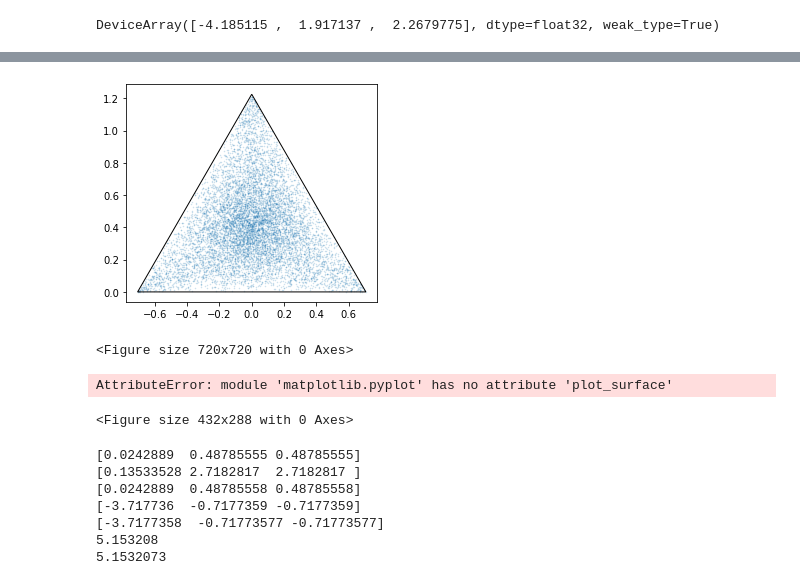
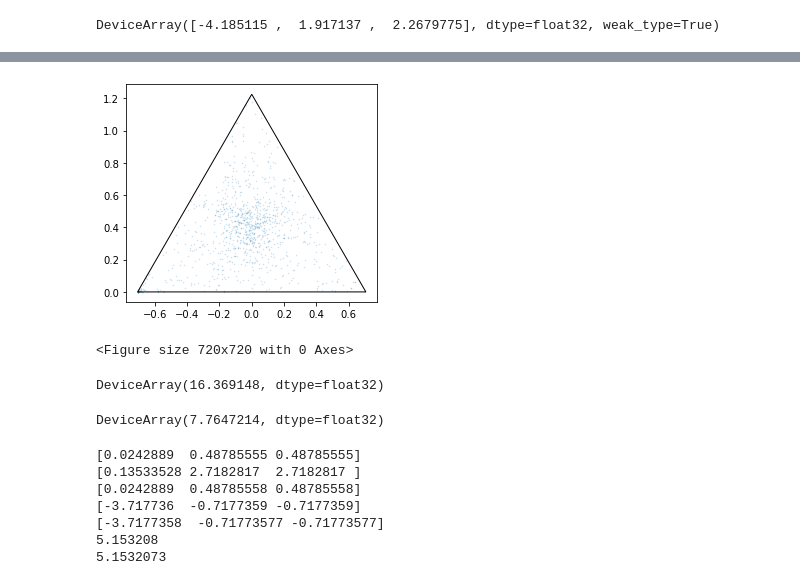
Before and after one commit to dashstander/simplex-score-matching, a Jupyter notebook: notebooks/diffrax.ipynb, the cells around one changed output, grey strips where cells are left out. Cells and saved outputs as stored; diff of their text form; code cells hidden in the pictures.

```diff
--- a/notebooks/diffrax.ipynb
+++ b/notebooks/diffrax.ipynb
@@ -18,3 +18,13 @@ import matplotlib.pyplot as plt
 key = jax.random.PRNGKey(45)
 # %% [output]
 WARNING:absl:No GPU/TPU found, falling back to CPU. (Set TF_CPP_MIN_LOG_LEVEL=0 and rerun for more info.)
+# %%
+def softmax_jac2(x):
+    _jvp = lambda s: jax.jvp(jax.nn.softmax, (x,), (s,))[1]
+    return jax.vmap(_jvp)(jax.jacrev(jax.nn.softmax)(x))
+x = jnp.array([2., 3., 4.])
+jac = jax.jacobian(jax.nn.softmax)(x)
+a1 = softmax_jac2(x)
+a2 = jnp.matmul(jac, jac)
+print(a1)
+print(a2)
@@ -20,0 +38,3 @@ WARNING:absl:No GPU/TPU found, falling back to CPU. (Set TF_CPP_MIN_LOG_LEVEL=0
+# %%
+key, subkey = jax.random.split(key)
+a3, grad_jac_sfm = jax.jvp(softmax_jac2, (jax.random.normal(subkey, (10,)),), (jnp.ones(10),))
@@ -28,8 +68,7 @@ def v(p):
 
 
 def drift_potential(t, x, args):
-    xmax = jnp.max(x)
-    x = x / xmax
+    x = x / jnp.var(x, axis=-1, keepdims=True)
     p = jax.nn.softmax(x)
     alphas = jnp.ones((p.shape[-1],))
     num_alphas = alphas.sum()
@@ -112,13 +151,13 @@ def run_sde(x0, t1, key):
     brownian_motion = VirtualBrownianTree(t0, t1, tol=1e-4, shape=(3,), key=key)
     terms = MultiTerm(ODETerm(drift_potential), ControlTerm(diffusion, brownian_motion))
     solver = Heun()
-    saveat = SaveAt(ts=jnp.linspace(t0, t1, 50))
-    sol = diffeqsolve(terms, solver, t0, t1, dt0=0.1, y0=aitch.clr(x0), saveat=saveat)
-    return sol.ys
+    #saveat = SaveAt(ts=jnp.linspace(t0, t1, 50))
+    sol = diffeqsolve(terms, solver, t0, t1, dt0=0.1, y0=aitch.clr(x0))
+    return sol.ys[0]
 
 
 
-keys = jnp.stack(jax.random.split(key, 10000))
-t1 = jnp.ones((10000,)) * 200
+keys = jnp.s tack(jax.random.split(key, 1000))
+t1 = jnp.ones((1000,)) * 25
 
-outs = jax.vmap(run_sde, in_axes=(None, 0, 0))(jnp.array([0.9, 0.07, 0.03]), t1, keys)
+outs = jax.vmap(run_sde, in_axes=(None, 0, 0))(jnp.array([0.98, 0.013, 0.007]), t1, keys)
@@ -138,31 +186,37 @@ DeviceArray([[0.90000004, 0.07      , 0.03      ],
 # %%
 sq32 = np.sqrt(3/2)
 sq22 = np.sqrt(2)/2
 triangle = np.array([[0, sq32], [-sq22, 0], [sq22, 0]])
 #noised_samples = add_noise(0.8, 0.9, 3, 100_000, subkey)
 
 #samples = jax.random.dirichlet(subkey, jnp.array([0.1, 0.1, 0.1]), (100_000,))
 
 plt.figure()
 
-X = jax.vmap(rotate_simplex_to_xy)(jax.nn.softmax(outs[:, 50, :]))
+X = jax.vmap(rotate_simplex_to_xy)(jax.nn.softmax(outs))
 plt.scatter(X[:,0], X[:,1], alpha=.2, s=.3)
 t1 = plt.Polygon(triangle, fill=False)
 plt.gca().add_patch(t1)
 plt.gca().set_aspect('equal')
 plt.figure(figsize=(10,10))
 plt.show()
 # %% [output]
-[figure, old version]
+[figure, new version]
 <Figure size 720x720 with 0 Axes>
 # %%
-plt.figure()
-
-plt.plot_surface(x, y, sfm_vals)
-plt.show()
+def hutch_estimator(x, key):
+    v = jax.random.normal(key, (x.shape[0], ))
+    return jnp.dot(jnp.matmul(v, x), v)
-# %% [output]
-AttributeError: module 'matplotlib.pyplot' has no attribute 'plot_surface'
-<Figure size 432x288 with 0 Axes>
+# %%
+key, subkey = jax.random.split(key)
+h = jnp.arange(10000).reshape((100,100)) / 10000
+hutch_estimator(h, subkey)
+# %% [output]
+DeviceArray(16.369148, dtype=float32)
+# %%
+jnp.dot(jnp.matmul(v, h), v)
+# %% [output]
+DeviceArray(7.7647214, dtype=float32)
 # %%
 s = jnp.exp(b).sum()
 print(jax.nn.softmax(b))
```
Also changed, not shown: parts of 6 cells of this notebook, 8 other files.
